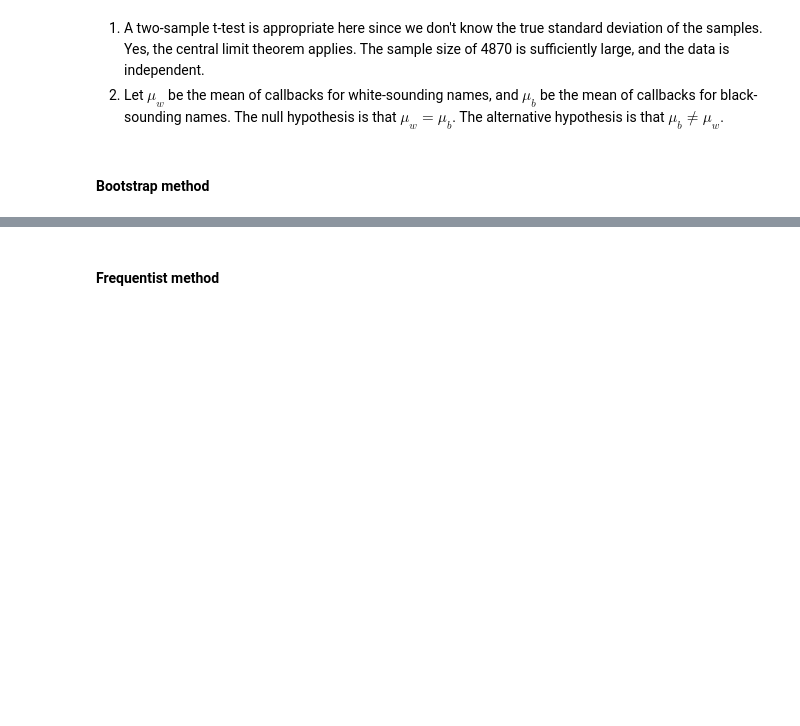
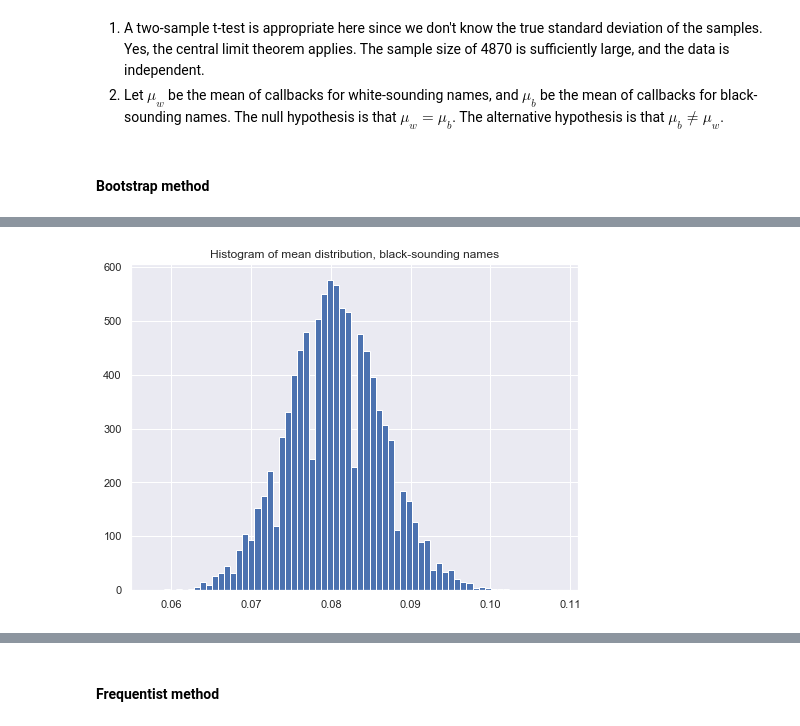
Before and after one commit to ryatchak/springboard, a Jupyter notebook: EDA_racial_discrimination/sliderule_dsi_inferential_statistics_exercise_2.ipynb, the cells around one changed output, grey strips where cells are left out. Cells and saved outputs as stored; diff of their text form; code cells hidden in the pictures; blank space fills up the shorter version.

```diff
--- a/EDA_racial_discrimination/sliderule_dsi_inferential_statistics_exercise_2.ipynb
+++ b/EDA_racial_discrimination/sliderule_dsi_inferential_statistics_exercise_2.ipynb
@@ -124,0 +140,7 @@ Margin of error: 0.015274031446916062
+# %%
+_ = plt.subplots(figsize=(8,6))
+_ = plt.hist(bs_replicates_w, bins='auto')
+_ = plt.title('Histogram of mean distribution, black-sounding names')
+_ = plt.show()
+# %% [output]
+[figure, added]
```
Also changed, not shown: parts of 19 cells of this notebook.
